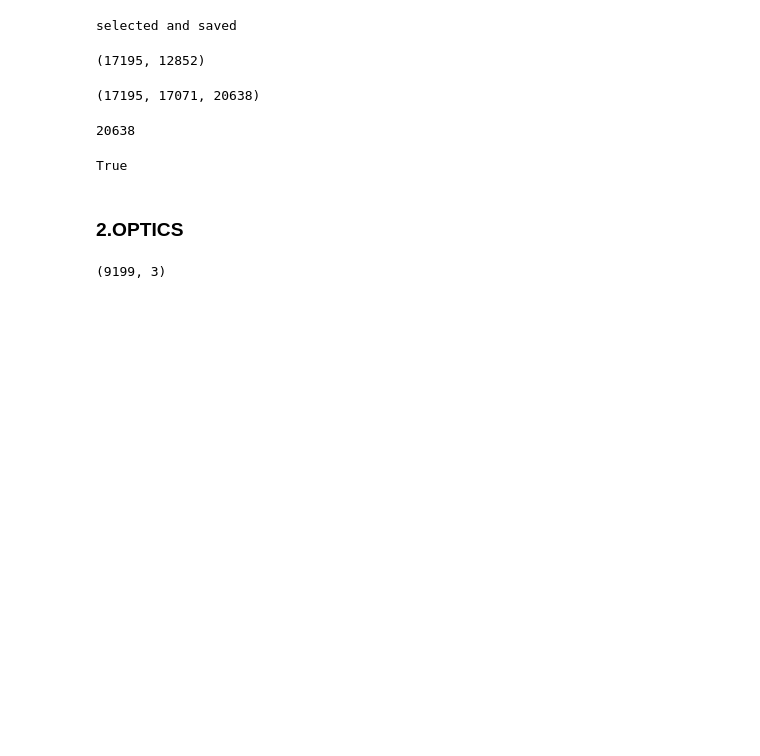
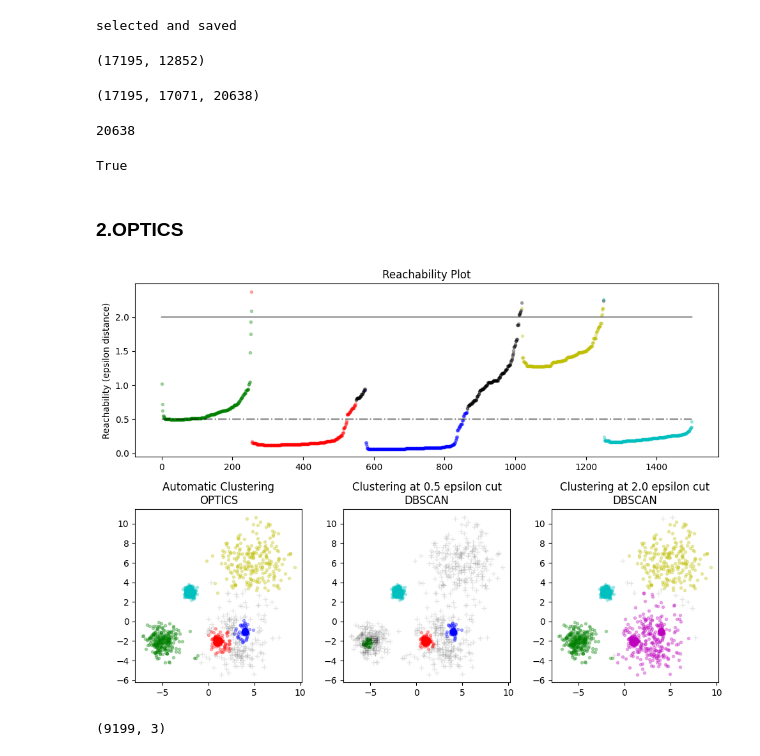
Before and after one commit to konglingxue123/2d-gaussian-splatting, a Jupyter notebook: tools/读取colmap的bin和txt文件并聚类过滤噪点处理.ipynb, the cells around one changed output. Cells and saved outputs as stored; diff of their text form; code cells hidden in the pictures; blank space fills up the shorter version.

```diff
--- a/tools/读取colmap的bin和txt文件并聚类过滤噪点处理.ipynb
+++ b/tools/读取colmap的bin和txt文件并聚类过滤噪点处理.ipynb
@@ -873,6 +877,98 @@ with open(os.path.join(save_demo_dir, 'xyz_rgb_DBSCAN.txt'), 'w') as f:
         f.write('{} {} {} {} {} {}\n'.format(xyzs_DBSCAN[i, 0], xyzs_DBSCAN[i, 1], xyzs_DBSCAN[i, 2], int(rgbs_DBSCAN[i, 0]), int(rgbs_DBSCAN[i, 1]), int(rgbs_DBSCAN[i, 2])))
 # %% [markdown]
 ### 2.OPTICS
+# %%
+# Authors: The scikit-learn developers
+# SPDX-License-Identifier: BSD-3-Clause
+
+import matplotlib.gridspec as gridspec
+import matplotlib.pyplot as plt
+import numpy as np
+
+from sklearn.cluster import OPTICS, cluster_optics_dbscan
+
+# Generate sample data
+
+np.random.seed(0)
+n_points_per_cluster = 250
+
+C1 = [-5, -2] + 0.8 * np.random.randn(n_points_per_cluster, 2)
+C2 = [4, -1] + 0.1 * np.random.randn(n_points_per_cluster, 2)
+C3 = [1, -2] + 0.2 * np.random.randn(n_points_per_cluster, 2)
+C4 = [-2, 3] + 0.3 * np.random.randn(n_points_per_cluster, 2)
+C5 = [3, -2] + 1.6 * np.random.randn(n_points_per_cluster, 2)
+C6 = [5, 6] + 2 * np.random.randn(n_points_per_cluster, 2)
+X = np.vstack((C1, C2, C3, C4, C5, C6))
+
+clust = OPTICS(min_samples=50, xi=0.05, min_cluster_size=0.05)
+
+# Run the fit
+clust.fit(X)
+
+labels_050 = cluster_optics_dbscan(
+    reachability=clust.reachability_,
+    core_distances=clust.core_distances_,
+    ordering=clust.ordering_,
+    eps=0.5,
+)
+labels_200 = cluster_optics_dbscan(
+    reachability=clust.reachability_,
+    core_distances=clust.core_distances_,
+    ordering=clust.ordering_,
+    eps=2,
+)
+
+space = np.arange(len(X))
+reachability = clust.reachability_[clust.ordering_]
+labels = clust.labels_[clust.ordering_]
+
+plt.figure(figsize=(10, 7))
+G = gridspec.GridSpec(2, 3)
+ax1 = plt.subplot(G[0, :])
+ax2 = plt.subplot(G[1, 0])
+ax3 = plt.subplot(G[1, 1])
+ax4 = plt.subplot(G[1, 2])
+
+# Reachability plot
+colors = ["g.", "r.", "b.", "y.", "c."]
+for klass, color in enumerate(colors):
+    Xk = space[labels == klass]
+    Rk = reachability[labels == klass]
+    ax1.plot(Xk, Rk, color, alpha=0.3)
+ax1.plot(space[labels == -1], reachability[labels == -1], "k.", alpha=0.3)
+ax1.plot(space, np.full_like(space, 2.0, dtype=float), "k-", alpha=0.5)
+ax1.plot(space, np.full_like(space, 0.5, dtype=float), "k-.", alpha=0.5)
+ax1.set_ylabel("Reachability (epsilon distance)")
+ax1.set_title("Reachability Plot")
+
+# OPTICS
+colors = ["g.", "r.", "b.", "y.", "c."]
+for klass, color in enumerate(colors):
+    Xk = X[clust.labels_ == klass]
+    ax2.plot(Xk[:, 0], Xk[:, 1], color, alpha=0.3)
+ax2.plot(X[clust.labels_ == -1, 0], X[clust.labels_ == -1, 1], "k+", alpha=0.1)
+ax2.set_title("Automatic Clustering\nOPTICS")
+
+# DBSCAN at 0.5
+colors = ["g.", "r.", "b.", "c."]
+for klass, color in enumerate(colors):
+    Xk = X[labels_050 == klass]
+    ax3.plot(Xk[:, 0], Xk[:, 1], color, alpha=0.3)
+ax3.plot(X[labels_050 == -1, 0], X[labels_050 == -1, 1], "k+", alpha=0.1)
+ax3.set_title("Clustering at 0.5 epsilon cut\nDBSCAN")
+
+# DBSCAN at 2.
+colors = ["g.", "m.", "y.", "c."]
+for klass, color in enumerate(colors):
+    Xk = X[labels_200 == klass]
+    ax4.plot(Xk[:, 0], Xk[:, 1], color, alpha=0.3)
+ax4.plot(X[labels_200 == -1, 0], X[labels_200 == -1, 1], "k+", alpha=0.1)
+ax4.set_title("Clustering at 2.0 epsilon cut\nDBSCAN")
+
+plt.tight_layout()
+plt.show()
+# %% [output]
+[figure, added]
 # %%
 # optics聚类算法
 import numpy as np
```
Also changed, not shown: parts of 14 cells of this notebook.
